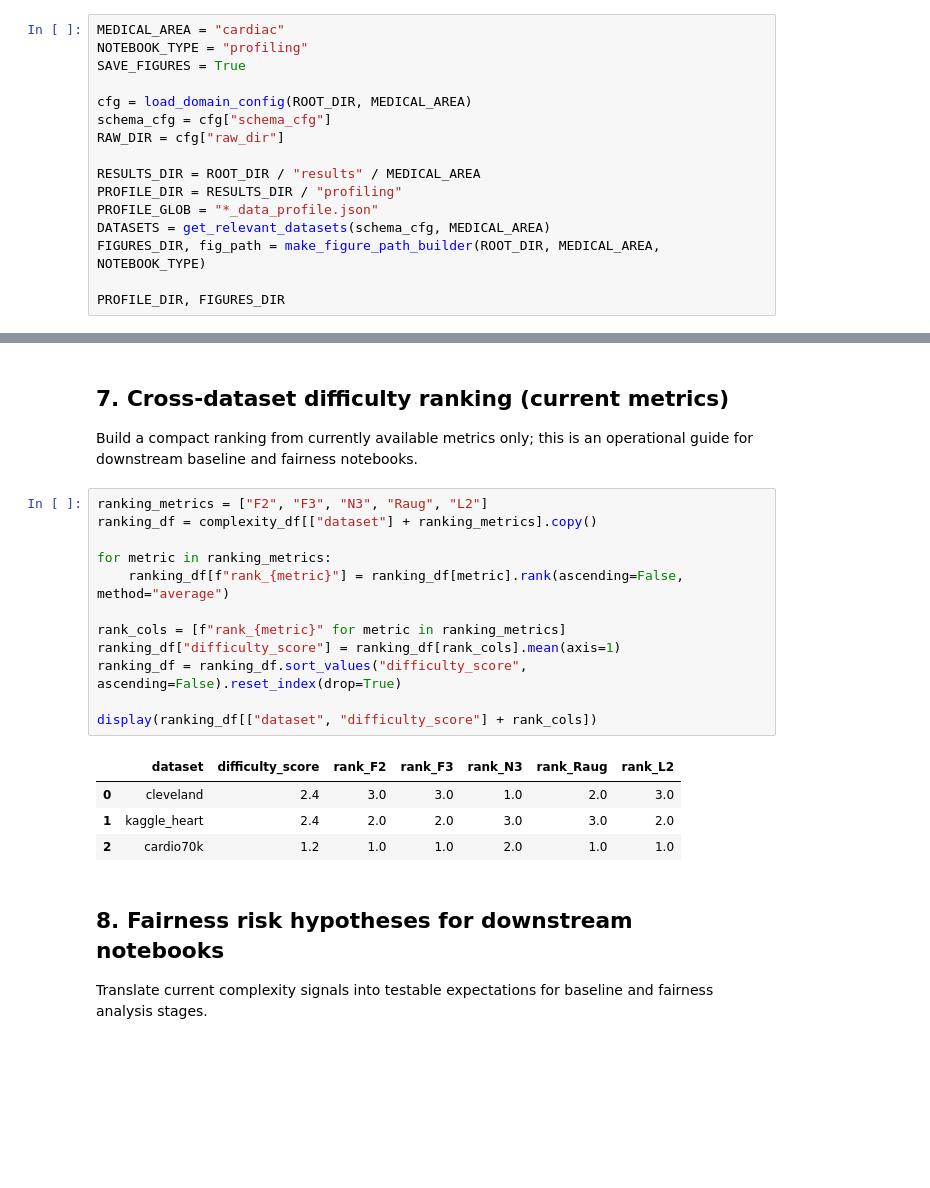
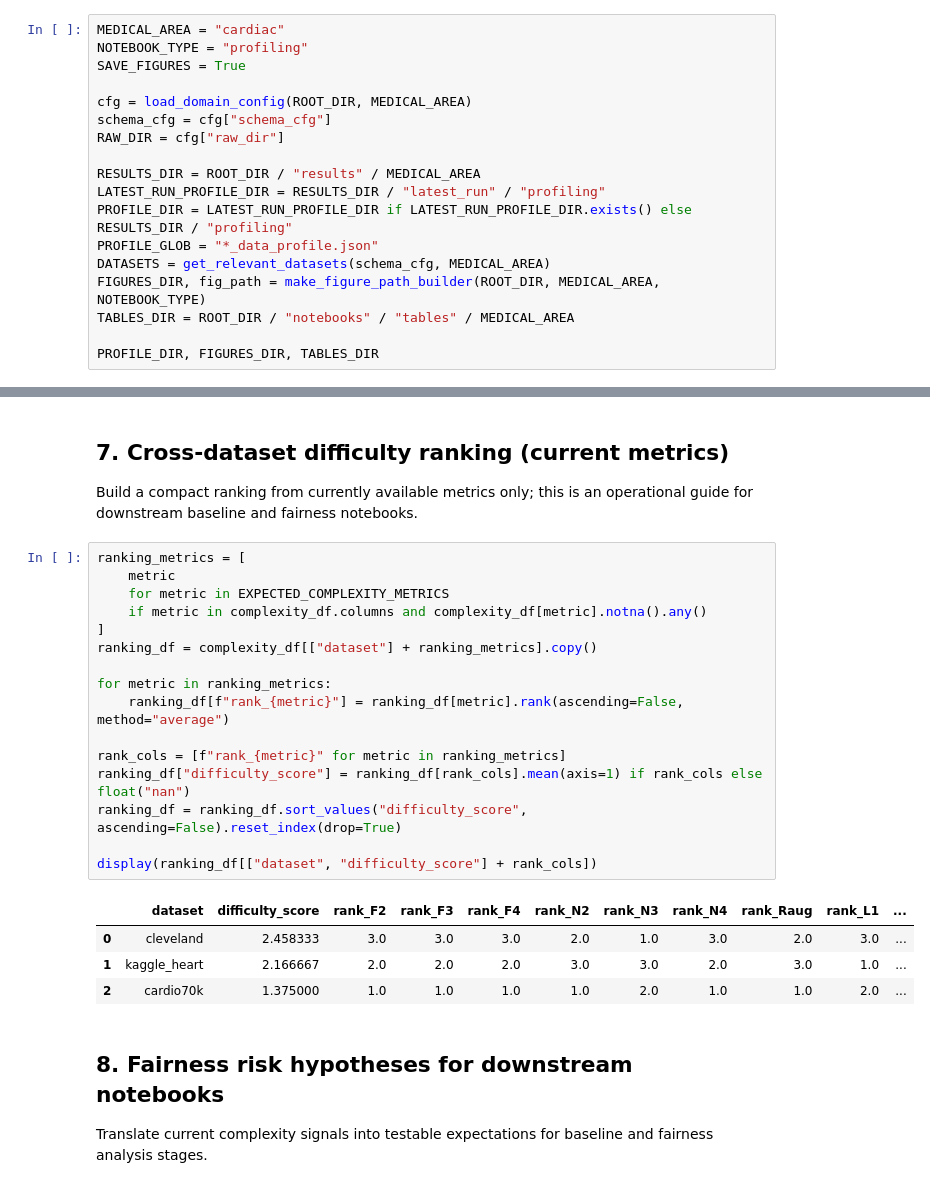
Before and after one commit to UA-Dissertation-Project-107449/FairXAI, a Jupyter notebook: notebooks/cardiac_profilling.ipynb, the cells around one changed output, grey strips where cells are left out. Saved outputs shown, nothing was run; the diff lists cells and outputs as text; blank space fills up the shorter version.

```diff
--- a/notebooks/cardiac_profilling.ipynb
+++ b/notebooks/cardiac_profilling.ipynb
@@ -51,10 +51,12 @@ schema_cfg = cfg["schema_cfg"]
 RAW_DIR = cfg["raw_dir"]
 
 RESULTS_DIR = ROOT_DIR / "results" / MEDICAL_AREA
-PROFILE_DIR = RESULTS_DIR / "profiling"
+LATEST_RUN_PROFILE_DIR = RESULTS_DIR / "latest_run" / "profiling"
+PROFILE_DIR = LATEST_RUN_PROFILE_DIR if LATEST_RUN_PROFILE_DIR.exists() else RESULTS_DIR / "profiling"
 PROFILE_GLOB = "*_data_profile.json"
 DATASETS = get_relevant_datasets(schema_cfg, MEDICAL_AREA)
 FIGURES_DIR, fig_path = make_figure_path_builder(ROOT_DIR, MEDICAL_AREA, NOTEBOOK_TYPE)
+TABLES_DIR = ROOT_DIR / "notebooks" / "tables" / MEDICAL_AREA
 
-PROFILE_DIR, FIGURES_DIR
+PROFILE_DIR, FIGURES_DIR, TABLES_DIR
 # %% [output]
@@ -168,22 +170,26 @@ display(group_complexity_df)
 ## 7. Cross-dataset difficulty ranking (current metrics)
 Build a compact ranking from currently available metrics only; this is an operational guide for downstream baseline and fairness notebooks.
 # %%
-ranking_metrics = ["F2", "F3", "N3", "Raug", "L2"]
+ranking_metrics = [
+    metric
+    for metric in EXPECTED_COMPLEXITY_METRICS
+    if metric in complexity_df.columns and complexity_df[metric].notna().any()
+]
 ranking_df = complexity_df[["dataset"] + ranking_metrics].copy()
 
 for metric in ranking_metrics:
     ranking_df[f"rank_{metric}"] = ranking_df[metric].rank(ascending=False, method="average")
 
 rank_cols = [f"rank_{metric}" for metric in ranking_metrics]
-ranking_df["difficulty_score"] = ranking_df[rank_cols].mean(axis=1)
+ranking_df["difficulty_score"] = ranking_df[rank_cols].mean(axis=1) if rank_cols else float("nan")
 ranking_df = ranking_df.sort_values("difficulty_score", ascending=False).reset_index(drop=True)
 
 display(ranking_df[["dataset", "difficulty_score"] + rank_cols])
 # %% [output]
-|  | dataset | difficulty_score | rank_F2 | rank_F3 | rank_N3 | rank_Raug | rank_L2 |
-| 0 | cleveland | 2.4 | 3.0 | 3.0 | 1.0 | 2.0 | 3.0 |
-| 1 | kaggle_heart | 2.4 | 2.0 | 2.0 | 3.0 | 3.0 | 2.0 |
-| 2 | cardio70k | 1.2 | 1.0 | 1.0 | 2.0 | 1.0 | 1.0 |
+|  | dataset | difficulty_score | rank_F2 | rank_F3 | rank_F4 | rank_N2 | rank_N3 | rank_N4 | rank_Raug | rank_L1 | ... |
+| 0 | cleveland | 2.458333 | 3.0 | 3.0 | 3.0 | 2.0 | 1.0 | 3.0 | 2.0 | 3.0 | ... |
+| 1 | kaggle_heart | 2.166667 | 2.0 | 2.0 | 2.0 | 3.0 | 3.0 | 2.0 | 3.0 | 1.0 | ... |
+| 2 | cardio70k | 1.375000 | 1.0 | 1.0 | 1.0 | 1.0 | 2.0 | 1.0 | 1.0 | 2.0 | ... |
 # %% [markdown]
 ## 8. Fairness risk hypotheses for downstream notebooks
 Translate current complexity signals into testable expectations for baseline and fairness analysis stages.
```
Also changed, not shown: parts of 6 cells of this notebook, 6 other files.
